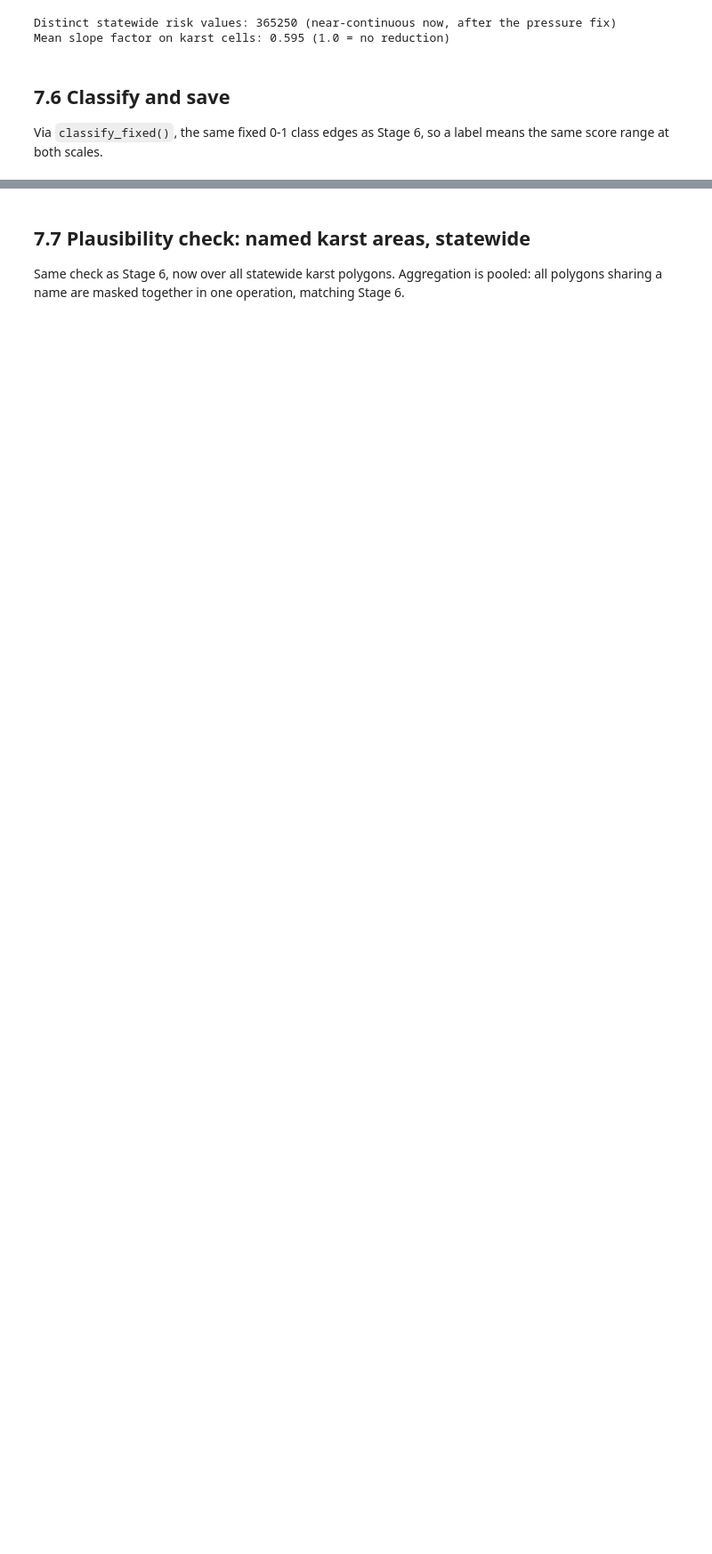
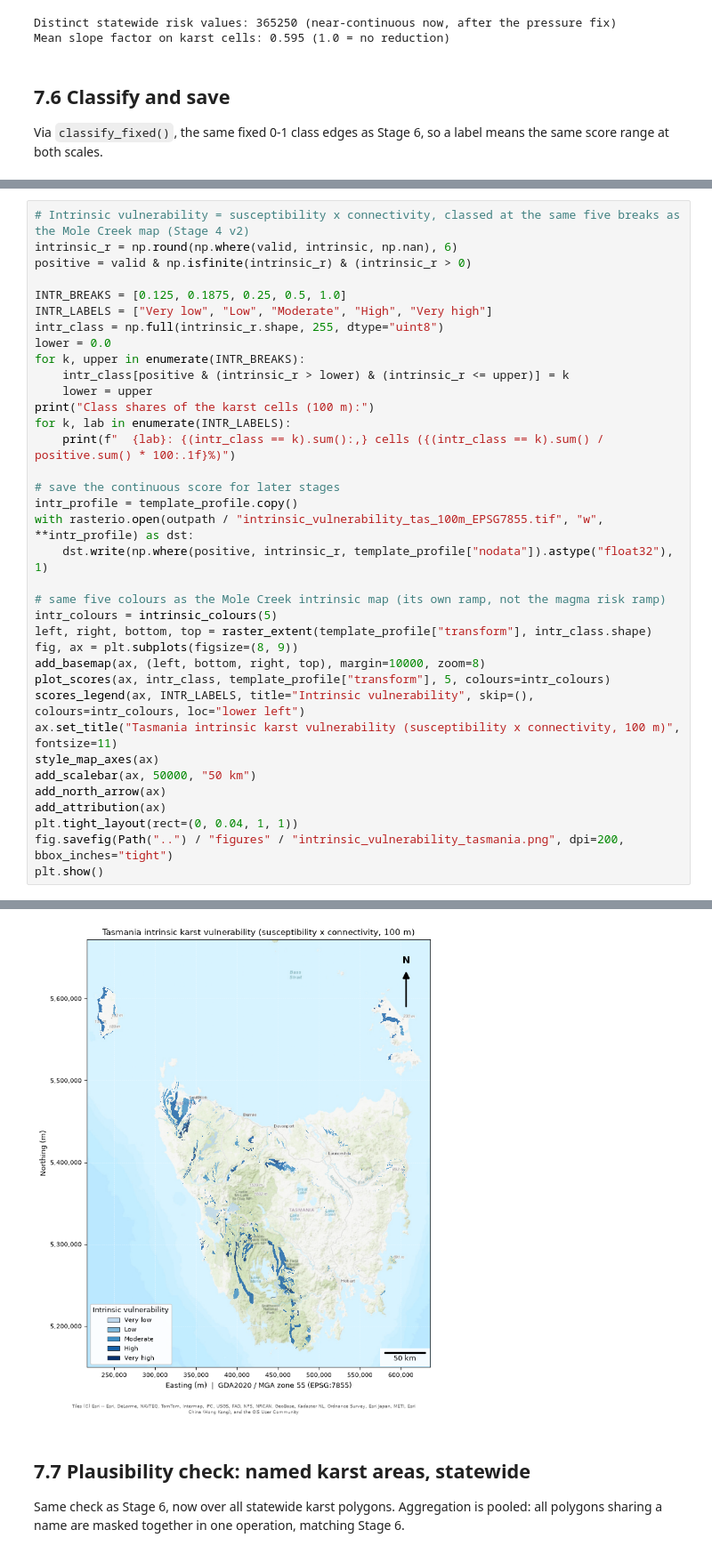
Before and after one commit to University-of-Tasmania-GPSS/AT3_Group3_2026, a Jupyter notebook: notebooks/07_statewide_application.ipynb, the cells around one changed output, grey strips where cells are left out. Shown at 89% size. Saved outputs shown, nothing was run; the diff lists cells and outputs as text; blank space fills up the shorter version.

```diff
--- a/notebooks/07_statewide_application.ipynb
+++ b/notebooks/07_statewide_application.ipynb
@@ -203,0 +208,37 @@ Class distribution (% of valid Tasmania land area):
+# %%
+# Intrinsic vulnerability = susceptibility x connectivity, classed at the same five breaks as the Mole Creek map (Stage 4 v2)
+intrinsic_r = np.round(np.where(valid, intrinsic, np.nan), 6)
+positive = valid & np.isfinite(intrinsic_r) & (intrinsic_r > 0)
+
+INTR_BREAKS = [0.125, 0.1875, 0.25, 0.5, 1.0]
+INTR_LABELS = ["Very low", "Low", "Moderate", "High", "Very high"]
+intr_class = np.full(intrinsic_r.shape, 255, dtype="uint8")
+lower = 0.0
+for k, upper in enumerate(INTR_BREAKS):
+    intr_class[positive & (intrinsic_r > lower) & (intrinsic_r <= upper)] = k
+    lower = upper
+print("Class shares of the karst cells (100 m):")
+for k, lab in enumerate(INTR_LABELS):
+    print(f"  {lab}: {(intr_class == k).sum():,} cells ({(intr_class == k).sum() / positive.sum() * 100:.1f}%)")
+
+# save the continuous score for later stages
+intr_profile = template_profile.copy()
+with rasterio.open(outpath / "intrinsic_vulnerability_tas_100m_EPSG7855.tif", "w", **intr_profile) as dst:
+    dst.write(np.where(positive, intrinsic_r, template_profile["nodata"]).astype("float32"), 1)
+
+# same five colours as the Mole Creek intrinsic map (its own ramp, not the magma risk ramp)
+intr_colours = intrinsic_colours(5)
+left, right, bottom, top = raster_extent(template_profile["transform"], intr_class.shape)
+fig, ax = plt.subplots(figsize=(8, 9))
+add_basemap(ax, (left, bottom, right, top), margin=10000, zoom=8)
+plot_scores(ax, intr_class, template_profile["transform"], 5, colours=intr_colours)
+scores_legend(ax, INTR_LABELS, title="Intrinsic vulnerability", skip=(), colours=intr_colours, loc="lower left")
+ax.set_title("Tasmania intrinsic karst vulnerability (susceptibility x connectivity, 100 m)", fontsize=11)
+style_map_axes(ax)
+add_scalebar(ax, 50000, "50 km")
+add_north_arrow(ax)
+add_attribution(ax)
+plt.tight_layout(rect=(0, 0.04, 1, 1))
+fig.savefig(Path("..") / "figures" / "intrinsic_vulnerability_tasmania.png", dpi=200, bbox_inches="tight")
+plt.show()
+# %% [output]
@@ -204,3 +251,4 @@ Class distribution (% of valid Tasmania land area):
+[figure, added]
 # %% [markdown]
 ## 7.7 Plausibility check: named karst areas, statewide
 
```
Also changed, not shown: parts of 6 cells of this notebook, 13 other files.
